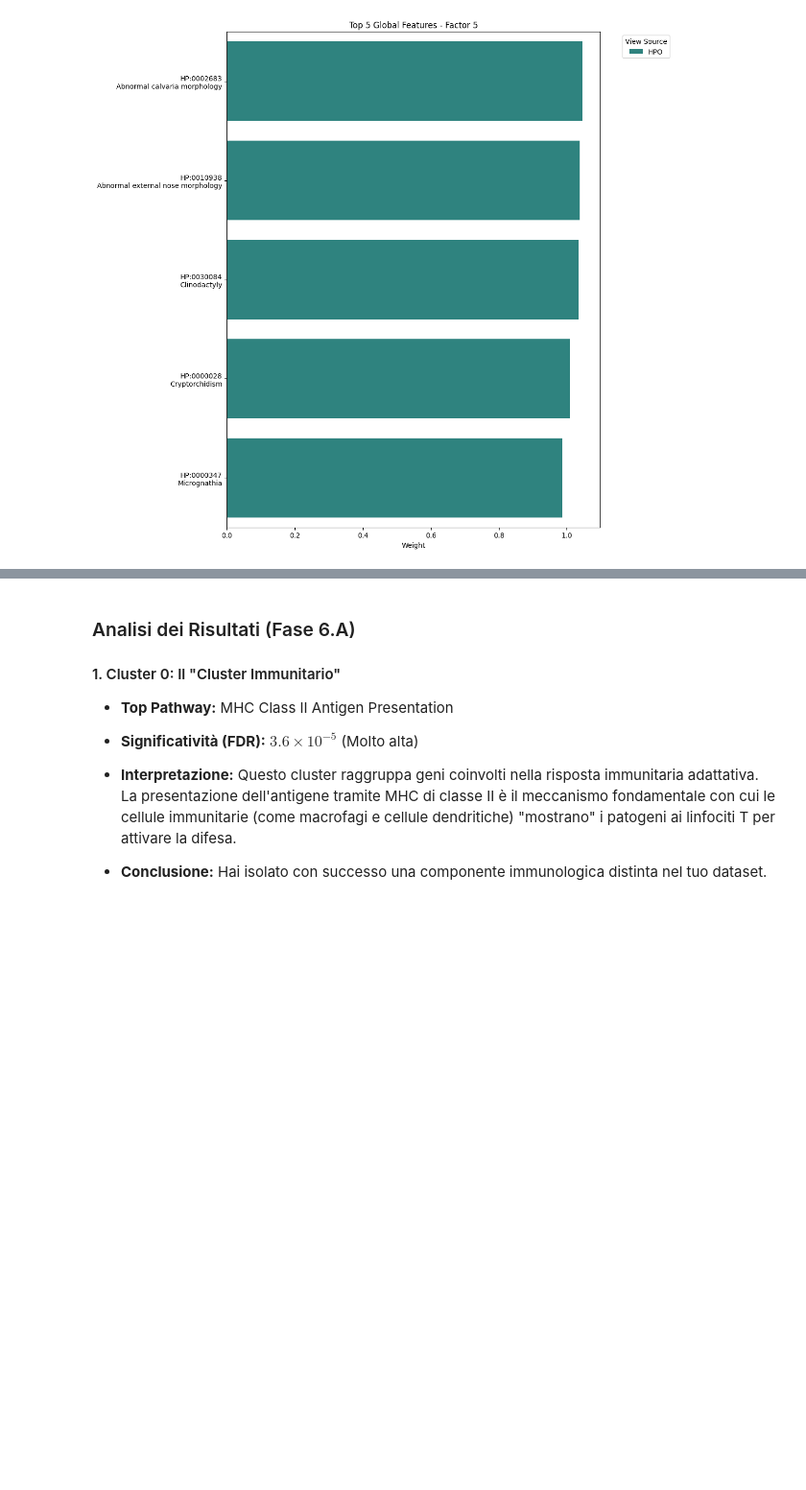
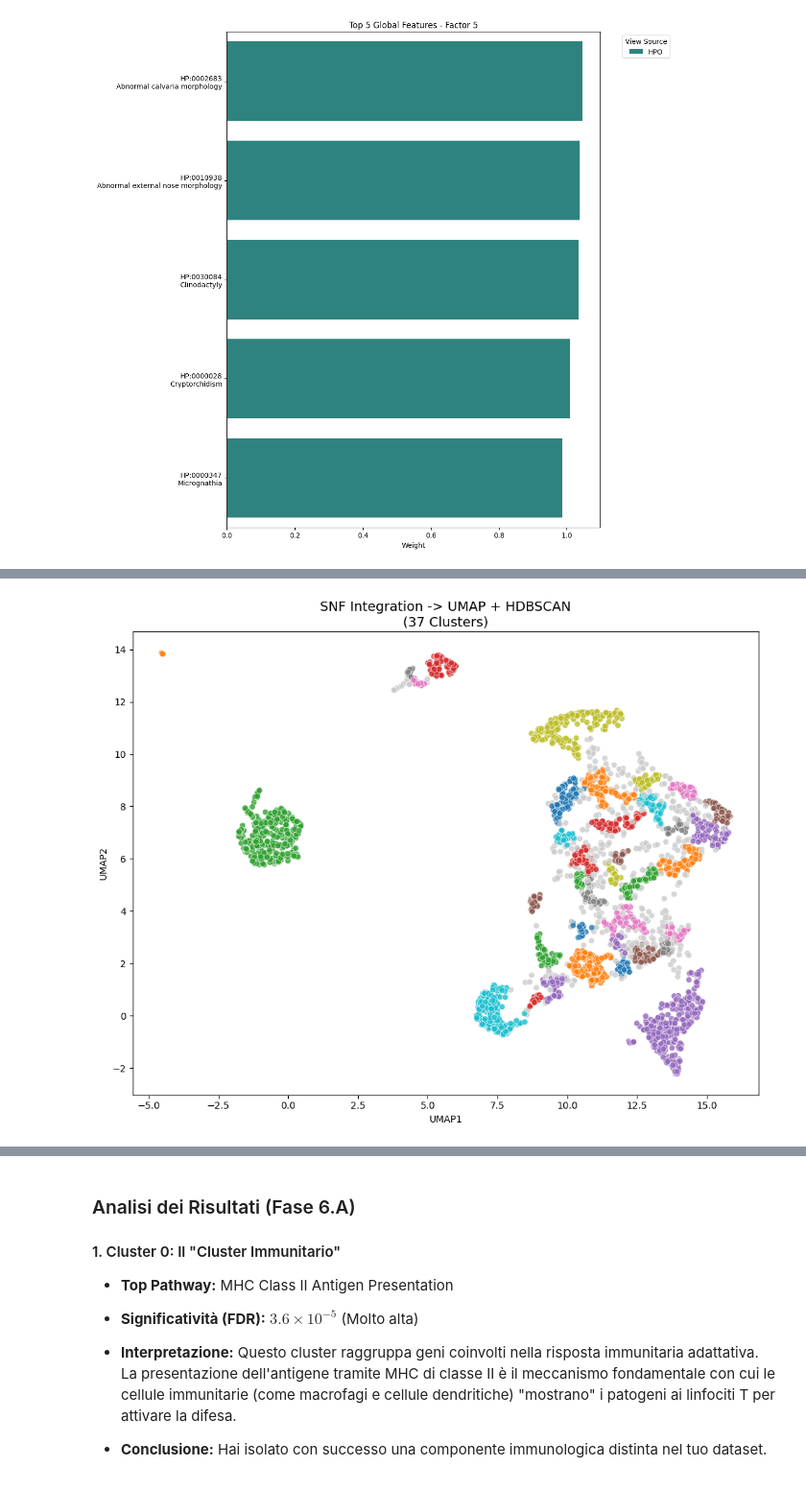
Before and after one commit to GuerineHoussem/ScientificVisualization, a Jupyter notebook: assignment_2.ipynb, the cells around one changed output, grey strips where cells are left out. Shown at 96% size. Cells and saved outputs as stored; diff of their text form; code cells hidden in the pictures; blank space fills up the shorter version.

```diff
--- a/assignment_2.ipynb
+++ b/assignment_2.ipynb
@@ -1585,0 +1283,93 @@ run_enrichment_translated()
+# %%
+import pandas as pd
+import numpy as np
+import umap
+import hdbscan
+import matplotlib.pyplot as plt
+import seaborn as sns
+import os
+
+def visualize_mofa_clustering(fused_matrix_path, min_cluster_size=15):
+
+    # A. Caricamento
+    if not os.path.exists(fused_matrix_path):
+        print("Errore: File non trovato.")
+        return
+
+    df_fused = pd.read_csv(fused_matrix_path, index_col=0)
+    W = df_fused.values # Matrice di Similarità (0 a 1 solitamente)
+
+    distance_matrix = W
+
+    print(f"   Dati pronti: {distance_matrix.shape} geni.")
+
+    # C. UMAP
+    # metric='precomputed' è FONDAMENTALE perché passiamo una matrice di distanze,
+    # non la tabella originale dei dati.
+    print("   Esecuzione UMAP...")
+    reducer = umap.UMAP(
+        metric='cosine',
+        n_neighbors=20,
+        min_dist=0.1,
+        n_components=2,
+        random_state=42
+    )
+    embedding = reducer.fit_transform(distance_matrix)
+
+    # D. HDBSCAN
+    # Eseguiamo il clustering sulle coordinate UMAP (metodo comune per visualizzazione coerente)
+    print(f"   Esecuzione HDBSCAN (min_cluster_size={min_cluster_size})...")
+    clusterer = hdbscan.HDBSCAN(
+        min_cluster_size=min_cluster_size,
+        min_samples=5,        # Quanto conservativo deve essere (più alto = più noise/grigio)
+        metric='euclidean'    # Qui usiamo euclidea perché lavoriamo sulle coordinate 2D di UMAP
+    )
+    cluster_labels = clusterer.fit_predict(embedding)
+
+    # Statistiche
+    n_clusters = len(set(cluster_labels)) - (1 if -1 in cluster_labels else 0)
+    n_noise = list(cluster_labels).count(-1)
+    print(f"   -> Trovati {n_clusters} cluster. (Geni 'Noise': {n_noise})")
+
+    # E. Plotting
+    plt.figure(figsize=(10, 8))
+
+    # Creiamo un DataFrame temporaneo per il plot
+    plot_df = pd.DataFrame(embedding, columns=['UMAP1', 'UMAP2'])
+    plot_df['Cluster'] = cluster_labels
+    plot_df['Cluster'] = plot_df['Cluster'].astype(str) # Per colori categorici
+
+    # Gestione colori: il cluster -1 è "Noise" (rumore), lo coloriamo di grigio
+    unique_labels = sorted(plot_df['Cluster'].unique(), key=lambda x: int(x))
+    palette = sns.color_palette("tab10", len(unique_labels))
+    color_map = dict(zip(unique_labels, palette))
+    if '-1' in color_map:
+        color_map['-1'] = (0.8, 0.8, 0.8) # Grigio chiaro per noise
+
+    sns.scatterplot(
+        data=plot_df,
+        x='UMAP1', y='UMAP2',
+        hue='Cluster',
+        palette=color_map,
+        s=40,
+        alpha=0.8,
+        legend=False
+    )
+
+    plt.title(f"SNF Integration -> UMAP + HDBSCAN\n({n_clusters} Clusters)", fontsize=14)
+    plt.tight_layout()
+    plt.show()
+
+    # F. Salvataggio risultati
+    df_results = pd.DataFrame({
+        'Gene': df_fused.index,
+        'Cluster': cluster_labels,
+        'UMAP1': embedding[:, 0],
+        'UMAP2': embedding[:, 1]
+    })
+
+    return df_results
+
+# Esempio di utilizzo:
+risultati = visualize_mofa_clustering("mofa_factors_con_nomi_geni.csv", min_cluster_size=20)
+# %% [output]
@@ -1585,0 +1380 @@ run_enrichment_translated()
+[figure, added]
```
Also changed, not shown: parts of 41 cells of this notebook, 2 other files.
